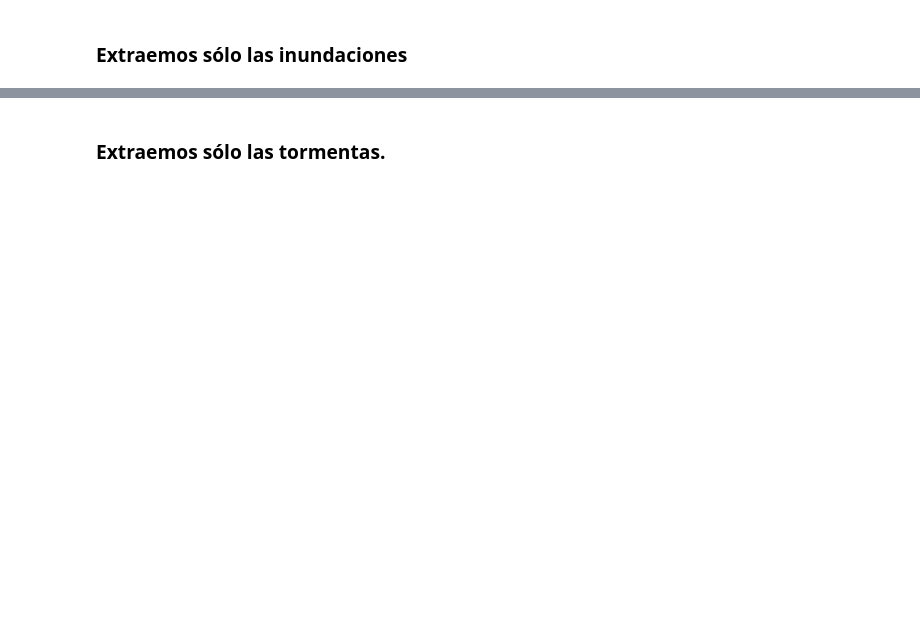
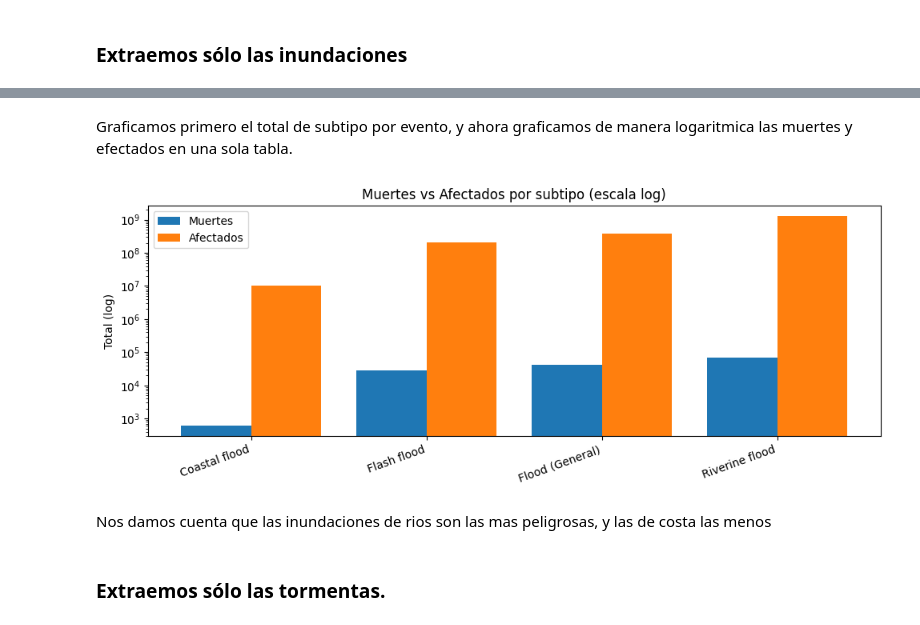
Before and after one commit to soto-amalia/desastres, a Jupyter notebook: prueba2.ipynb, the cells around one changed output, grey strips where cells are left out. Saved outputs shown, nothing was run; the diff lists cells and outputs as text; code cells hidden in the pictures; blank space fills up the shorter version.

```diff
--- a/prueba2.ipynb
+++ b/prueba2.ipynb
@@ -303,3 +425,28 @@ NameError: name 'df_inundaciones' is not defined
+# %% [markdown]
+Graficamos primero el total de subtipo por evento, y ahora graficamos de manera logaritmica las muertes y efectados en una sola tabla.
+# %%
+import numpy as np
+import matplotlib.pyplot as plt
+
+tabla_plot = tabla_inundaciones.sort_values("afectados_totales", ascending=True).copy()
+
+x = np.arange(len(tabla_plot))
+w = 0.4
+
+plt.figure(figsize=(10, 4))
+plt.bar(x - w/2, tabla_plot["muertes_totales"], width=w, label="Muertes")
+plt.bar(x + w/2, tabla_plot["afectados_totales"], width=w, label="Afectados")
+plt.yscale("log")
+plt.xticks(x, tabla_plot["Disaster Subtype"], rotation=20, ha="right")
+plt.title("Muertes vs Afectados por subtipo (escala log)")
+plt.ylabel("Total (log)")
+plt.legend()
+plt.tight_layout()
+plt.show()
+# %% [output]
+[figure, added]
+# %% [markdown]
+Nos damos cuenta que las inundaciones de rios son las mas peligrosas, y las de costa las menos
 # %% [markdown]
 ### Extraemos sólo las tormentas.
 # %%
```
Also changed, not shown: parts of 27 cells of this notebook, 1 other file.
